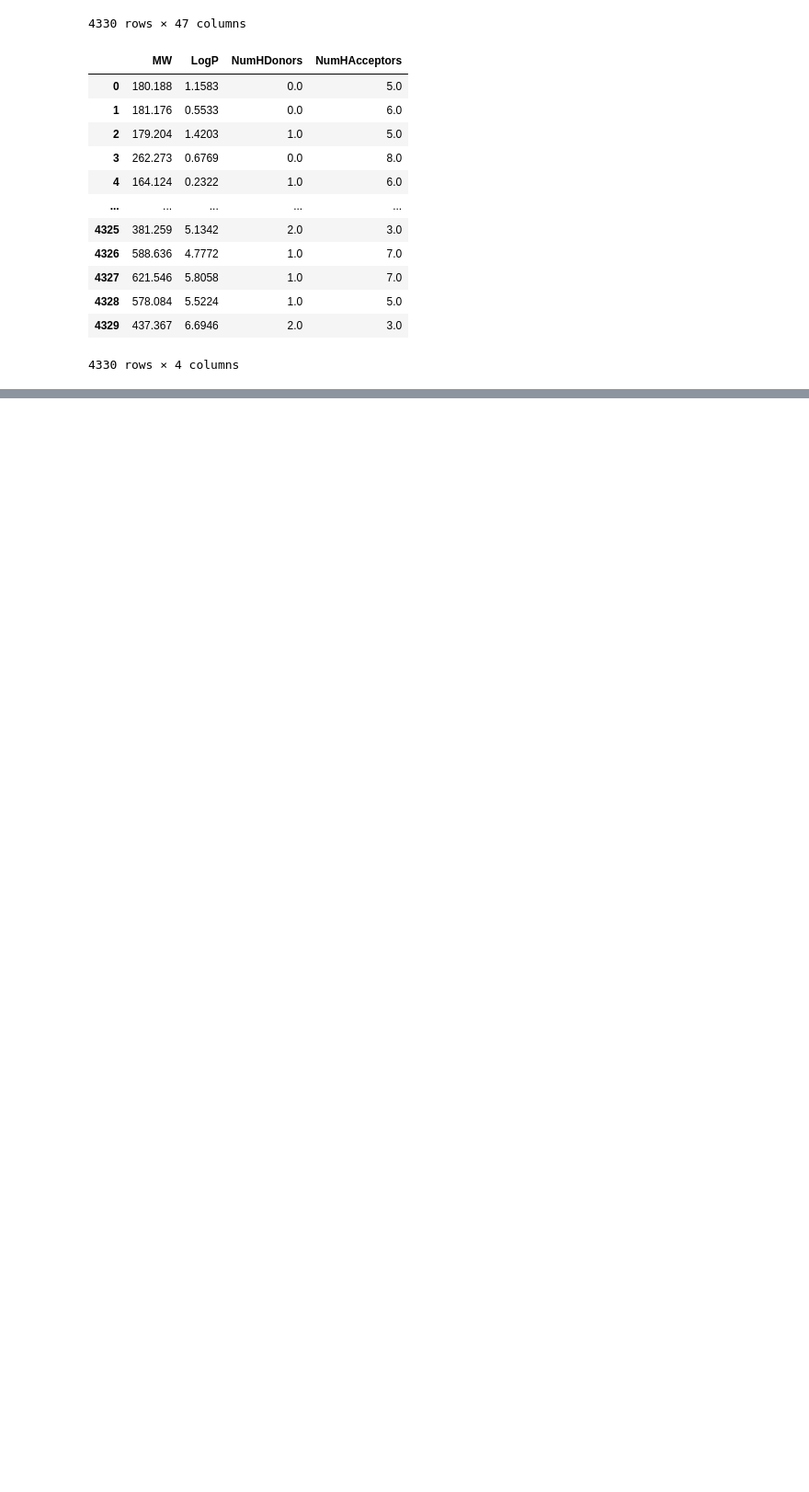
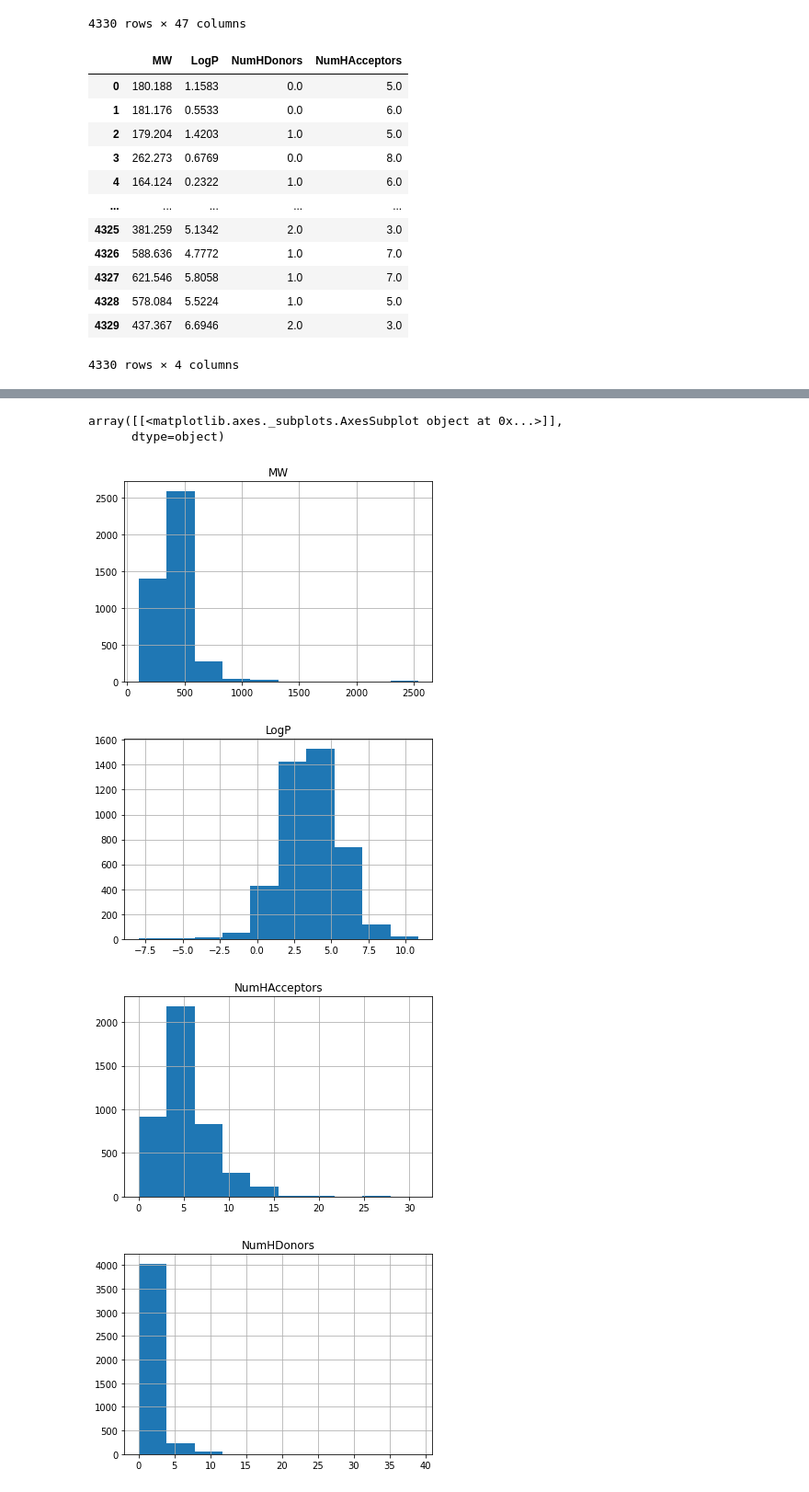
Before and after one commit to Jahan08/hERG-web-app, a Jupyter notebook: Mtb_MIC_data_manipulation.ipynb, the cells around one changed output, grey strips where cells are left out. Shown at 92% size. Drawn from its saved outputs; the diff is of its cells as text; code cells hidden in the pictures; blank space fills up the shorter version.

```diff
--- a/Mtb_MIC_data_manipulation.ipynb
+++ b/Mtb_MIC_data_manipulation.ipynb
@@ -497,3 +499,27 @@ df_combined
 4330 rows × 51 columns
 # %%
 df_combined.to_csv('Mtb_MIC_nm_MolDes.csv', sep=',' ,index=False)
+# %%
+%matplotlib inline
+import matplotlib as mpl
+import matplotlib.mlab as mlab
+import matplotlib.pyplot as plt
+import pandas as pd
+
+#figure, ((plt1,plt2), (plt3,plt4)) = plt.subplots(2, 2)
+#figure.set_size_inches(15,10)
+
+# Histogram for MW
+RO5 = pd.read_csv('/content/Mtb_MIC_nm_MolDes.csv', header = 0)
+
+RO5.hist(column='MW')
+RO5.hist(column='LogP')
+RO5.hist(column='NumHAcceptors')
+RO5.hist(column='NumHDonors')
+# %% [output]
+array([[<matplotlib.axes._subplots.AxesSubplot object at 0x...>]],
+      dtype=object)
+[figure, added]
+[figure, added]
+[figure, added]
+[figure, added]
```
Also changed, not shown: parts of 46 cells of this notebook.
